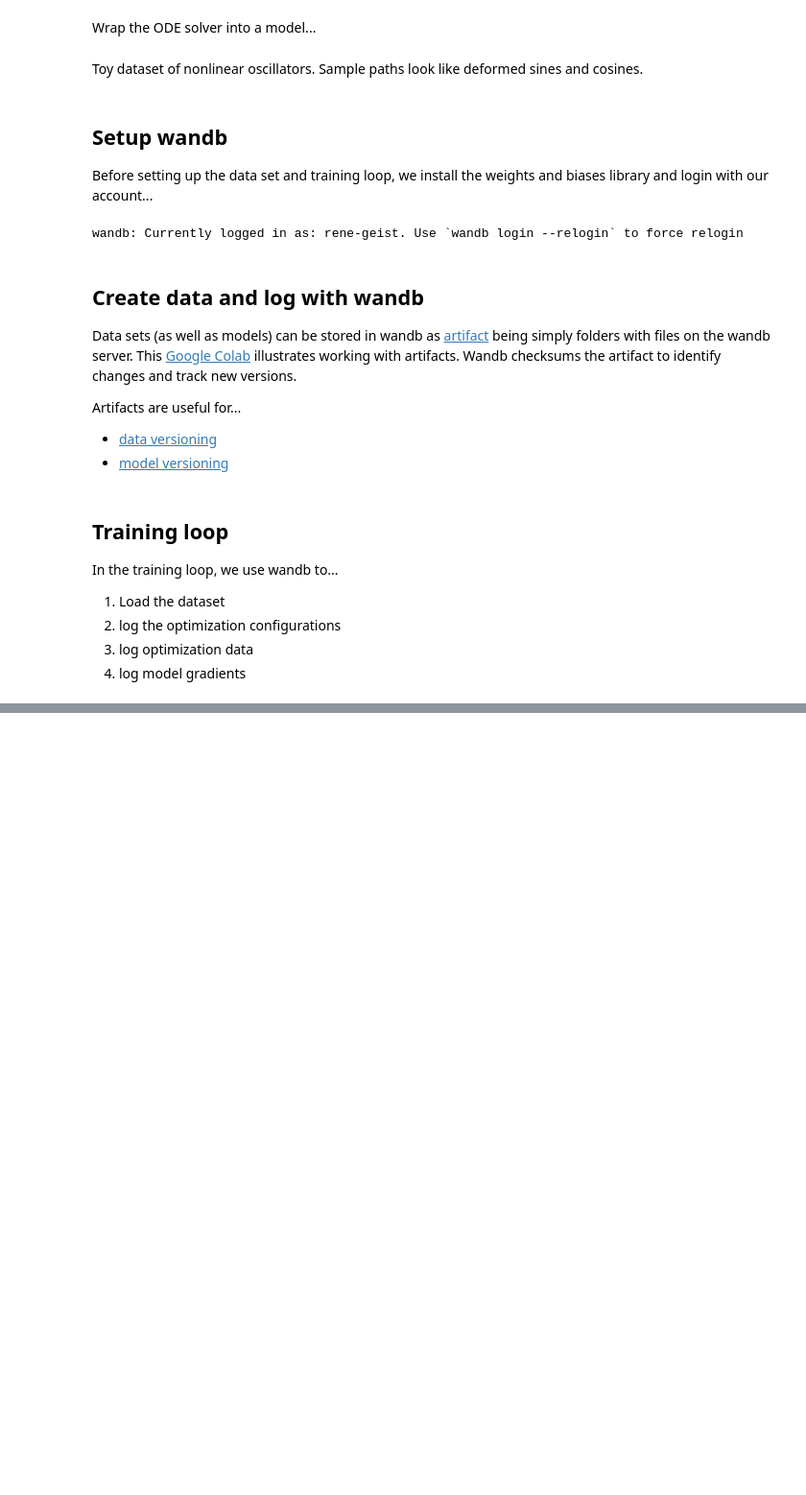
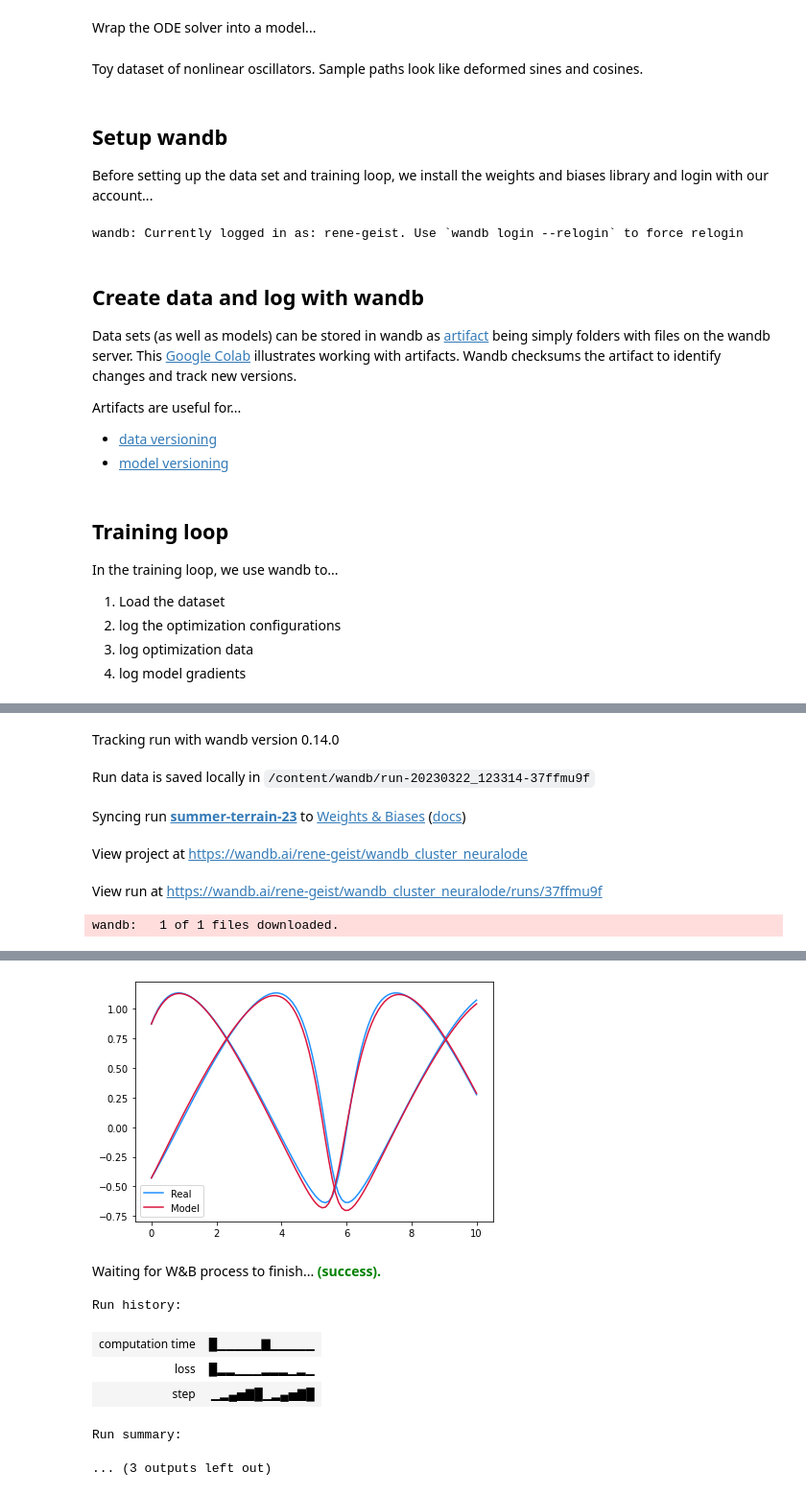
Before and after one commit to AndReGeist/wandb_cluster, a Jupyter notebook: colab/basic_example.ipynb, the cells around one changed output, grey strips where cells are left out. Shown at 96% size. Saved outputs shown, nothing was run; the diff lists cells and outputs as text; code cells hidden in the pictures; blank space fills up the shorter version.

```diff
--- a/colab/basic_example.ipynb
+++ b/colab/basic_example.ipynb
@@ -176,7 +177,8 @@ def main(
         depth=2,
         seed=5678,
         plot=True,
-        print_every=100
+        print_every=100,
+        watch_run = False
 ):
 
     # Define a config dictionary object
@@ -229,7 +231,18 @@ def main(
         loss, grads = grad_loss(model, ti, yi)
         updates, opt_state = optim.update(grads, opt_state)
         model = eqx.apply_updates(model, updates)
-        return loss, model, opt_state
+        return loss, model, opt_state, grads, updates
+
+    def pytree_leaves_to_dict(pytree_obj, name='array', pick_ndarrays=True):
+      # wandb - To log the ndarrays of a JAX pytree, we need to extract the ndarrays,
+      # transform them to numpy arrays and save these in a dict.
+      # Rightnow, I did not figure out how to give these arrays an informative name
+      leaves = jax.tree_util.tree_leaves(pytree_obj)
+      for k, leaf in enumerate(leaves):
+          if isinstance(leaf, jax.numpy.ndarray):
+              key_name = name + str(k)
+              log_dict[key_name] = np.array(leaf)
+      return log_dict
 
     for lr, steps, length in zip(lr_strategy, steps_strategy, length_strategy):
         optim = optax.adabelief(lr)
@@ -240,20 +253,27 @@ def main(
                 range(steps), dataloader((_ys,), batch_size, key=loader_key)
         ):
             start = time.time()
-            loss, model, opt_state = make_step(_ts, yi, model, opt_state)
+            loss, model, opt_state, grads, updates = make_step(_ts, yi, model, opt_state)
             end = time.time()
 
             if (step % print_every) == 0 or step == steps - 1:
                 print(f"Step: {step}, Loss: {loss}, Computation time: {end - start}")
 
+                # <- HERE SHOULD BE A MODEL VALIDATION ROUTINE aka test your predictions
+
                 # === wandb - log optimization === #
-                wandb.log({
+                log_dict = {
                   'step': step,
                   'loss': loss,
-                  'computation time': end - start
-                })
+                  'computation time': end - start,
+                }
 
-              # <- HERE SHOULD BE A MODEL VALIDATION ROUTINE aka test predictions
+                if watch_run:
+                    log_dict.update( pytree_leaves_to_dict(model, name='model_array') )
+                    #log_dict.update( pytree_leaves_to_dict(grads, name='grad_array') )
+                    log_dict.update( pytree_leaves_to_dict(updates, name='updates_array') )
+
+                wandb.log( log_dict )
 
     if plot:
         plt.plot(data["ts"], data["ys"][0, :, 0], c="dodgerblue", label="Real")
@@ -267,5 +287,3 @@ def main(
         plt.show()
 
     wandb.finish()  # Finish wandb session
-
-    return ts, ys, model
@@ -290,0 +290,10 @@ Synced 4 W&B file(s), 0 media file(s), 1 artifact file(s) and 0 other file(s)
+# %%
+#create_dataset()
+main(seed=99, watch_run=True)
+# %% [output]
+Tracking run with wandb version 0.14.0
+Run data is saved locally in /content/wandb/run-20230322_123314-37ffmu9f
+Syncing run summer-terrain-23 to Weights & Biases (docs)
+View project at https://wandb.ai/rene-geist/wandb_cluster_neuralode
+View run at https://wandb.ai/rene-geist/wandb_cluster_neuralode/runs/37ffmu9f
+wandb:   1 of 1 files downloaded.
@@ -290,0 +312,8 @@ Synced 4 W&B file(s), 0 media file(s), 1 artifact file(s) and 0 other file(s)
+[figure, added]
+Waiting for W&B process to finish... (success).
+Run history:
+| computation time | █▁▁▁▁▁▇▁▁▁▁▁ |
+| loss | █▂▂▁▁▁▂▂▂▁▂▁ |
+| step | ▁▂▄▅▇█▁▂▄▅▇█ |
+Run summary:
+... (3 outputs left out)
```
Also changed, not shown: parts of 3 cells of this notebook.
